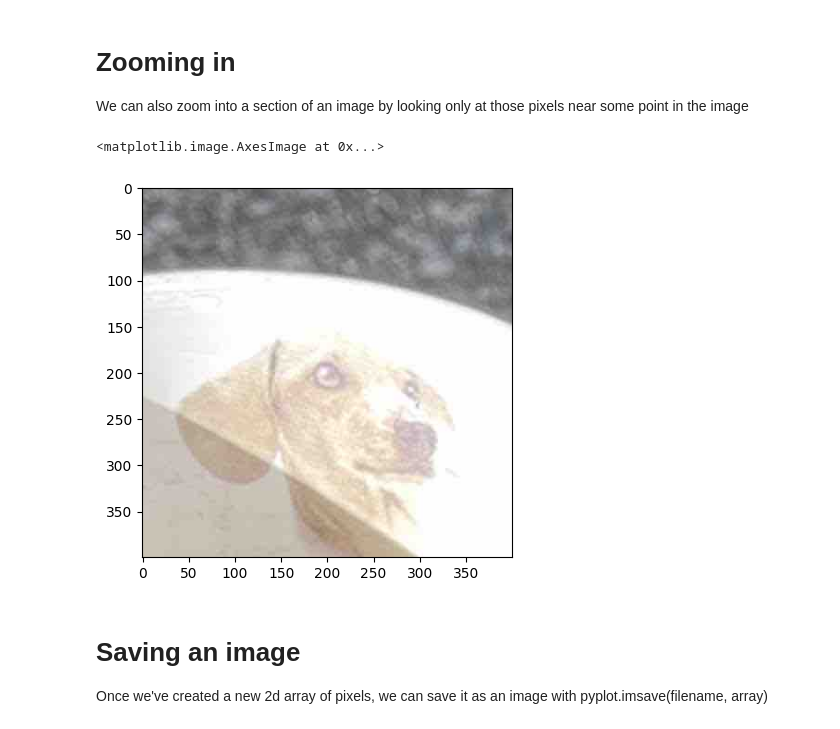
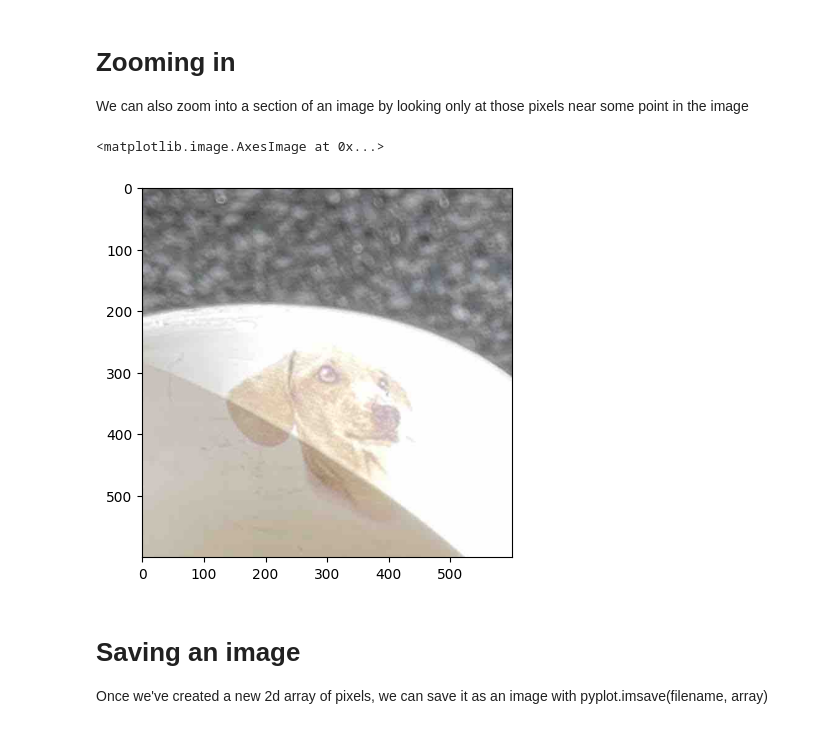
Before and after one commit to tjhickey724/cs10aspr23, a Jupyter notebook: L31/images.ipynb, the cells around one changed output. Saved outputs shown, nothing was run; the diff lists cells and outputs as text; code cells hidden in the pictures.

Commit message:
updated images in L31, added L32

```diff
--- a/L31/images.ipynb
+++ b/L31/images.ipynb
@@ -116,12 +116,12 @@ array([[[ 20,  20,  20],
 # Zooming in
 We can also zoom into a section of an image by looking only at those pixels near some point in the image
 # %%
-dp = 200
+dp =300
 img4a = img[480-dp:480+dp,1400-dp:1400+dp,:]
 pyplot.imshow(img4a)
 # %% [output]
 <matplotlib.image.AxesImage at 0x...>
-[figure, old version]
+[figure, new version]
 # %% [markdown]
 # Saving an image
 Once we've created a new 2d array of pixels, we can save it as an image with pyplot.imsave(filename, array)
```
Also changed, not shown: parts of 8 cells of this notebook, 3 other files.
